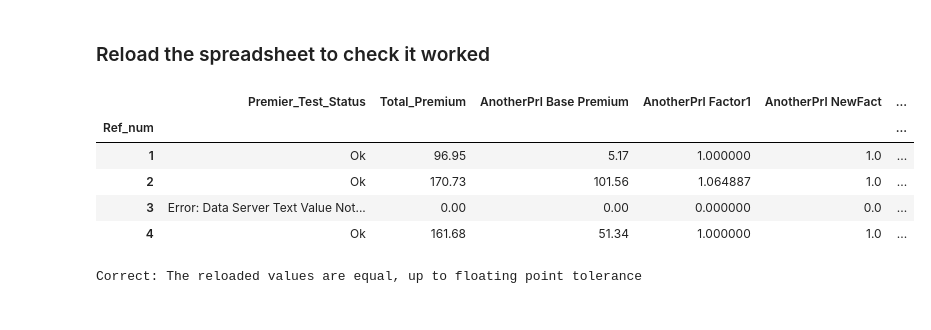
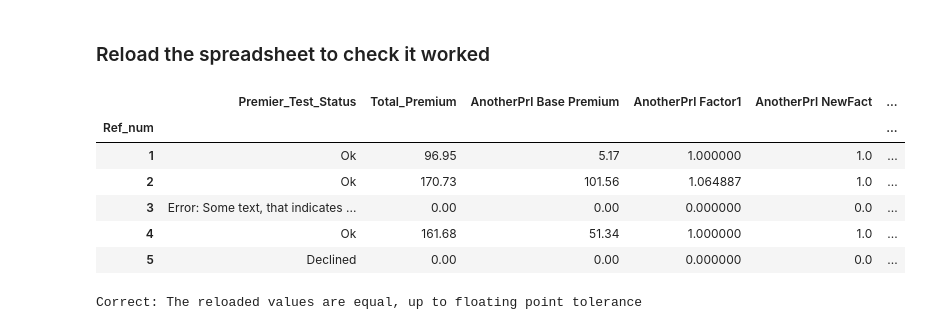
Before and after one commit to A-Breeze/premierconverter, a Jupyter notebook: development/compiled/data-conversion-challenge-202004.ipynb, the cells around one changed output. Cells and saved outputs as stored; diff of their text form; code cells hidden in the pictures.

```diff
--- a/development/compiled/data-conversion-challenge-202004.ipynb
+++ b/development/compiled/data-conversion-challenge-202004.ipynb
@@ -106,11 +110,11 @@ Correct: All locations are available as expected
 ## Raw data structure
 # %%
 # Configuration variables for the expected format and structure of the data
-accepted_file_extensions = ['.csv', '', '.txt']
-input_file_encodings = ['utf-8', 'latin-1', 'ISO-8859-1']
-file_delimiter = ','
+ACCEPTED_FILE_EXTENSIONS = ['.csv', '', '.txt']
+INPUT_FILE_ENCODINGS = ['utf-8', 'latin-1', 'ISO-8859-1']
+INPUT_SEPARATOR = ","
 
-raw_struct = {
+RAW_STRUCT = {
     'stop_row_at': 'Total Peril Premium',
     'stem': {
         'ncols': 5,
@@ -119,16 +123,23 @@ raw_struct = {
         'col_types': [np.dtype('object'), np.dtype('float')],
     },
     'f_set': {
+        'include_Test_Status': ['Ok'],
         'ncols': 4,
         'col_names': ['Peril_Factor', 'Relativity', 'Premium_increment', 'Premium_cumulative'],
         'col_types': [np.dtype('object')] + [np.dtype('float')] * 3,
     },
     'bp_name': 'Base Premium',
 }
+TRUNC_AFTER_REGEX = r",\s*{}.*".format(RAW_STRUCT['stop_row_at'])
 
 # Output variables, considered to be constants
 # Column name of the row IDs
-row_id_name = "Ref_num"
+ROW_ID_NAME = "Ref_num"
+
+OUTPUT_DEFAULTS = {
+    'pf_sep': ' ',
+    'file_delimiter': ','
+}
 # %% [markdown]
 ## Parameters
 # %%
@@ -577,18 +563,18 @@ Output saved
 # %%
 # Check it worked
 df_reload = pd.read_csv(
-    out_filepath,
-    index_col=0, sep=file_delimiter
+    out_filepath, index_col=0, sep=OUTPUT_DEFAULTS['file_delimiter'],
 )
 
 df_reload.head()
 # %% [output]
 |  | Premier_Test_Status | Total_Premium | AnotherPrl Base Premium | AnotherPrl Factor1 | AnotherPrl NewFact | ... |
 | Ref_num |  |  |  |  |  | ... |
 | 1 | Ok | 96.95 | 5.17 | 1.000000 | 1.0 | ... |
 | 2 | Ok | 170.73 | 101.56 | 1.064887 | 1.0 | ... |
-| 3 | Error: Data Server Text Value Not... | 0.00 | 0.00 | 0.000000 | 0.0 | ... |
+| 3 | Error: Some text, that indicates ... | 0.00 | 0.00 | 0.000000 | 0.0 | ... |
 | 4 | Ok | 161.68 | 51.34 | 1.000000 | 1.0 | ... |
+| 5 | Declined | 0.00 | 0.00 | 0.000000 | 0.0 | ... |
 # %%
 assert (df_formatted.dtypes == df_reload.dtypes).all()
 assert df_reload.shape == df_formatted.shape
```
Also changed, not shown: parts of 39 cells of this notebook, 4 other files.
